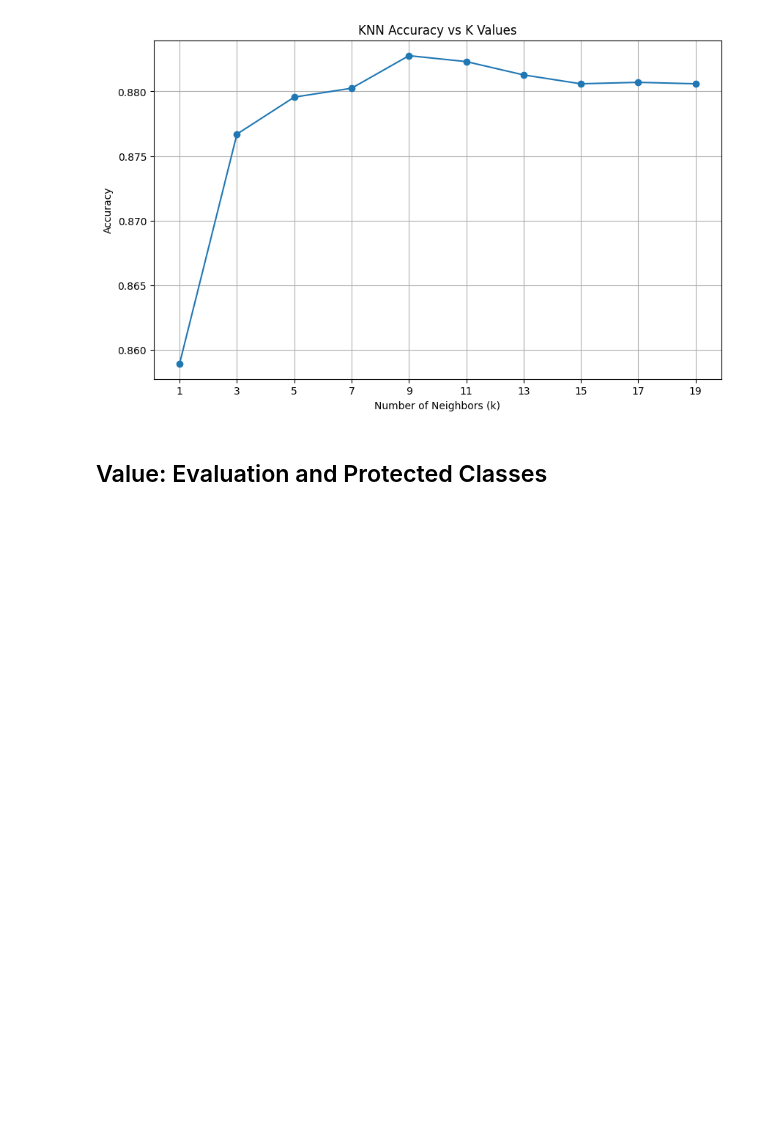
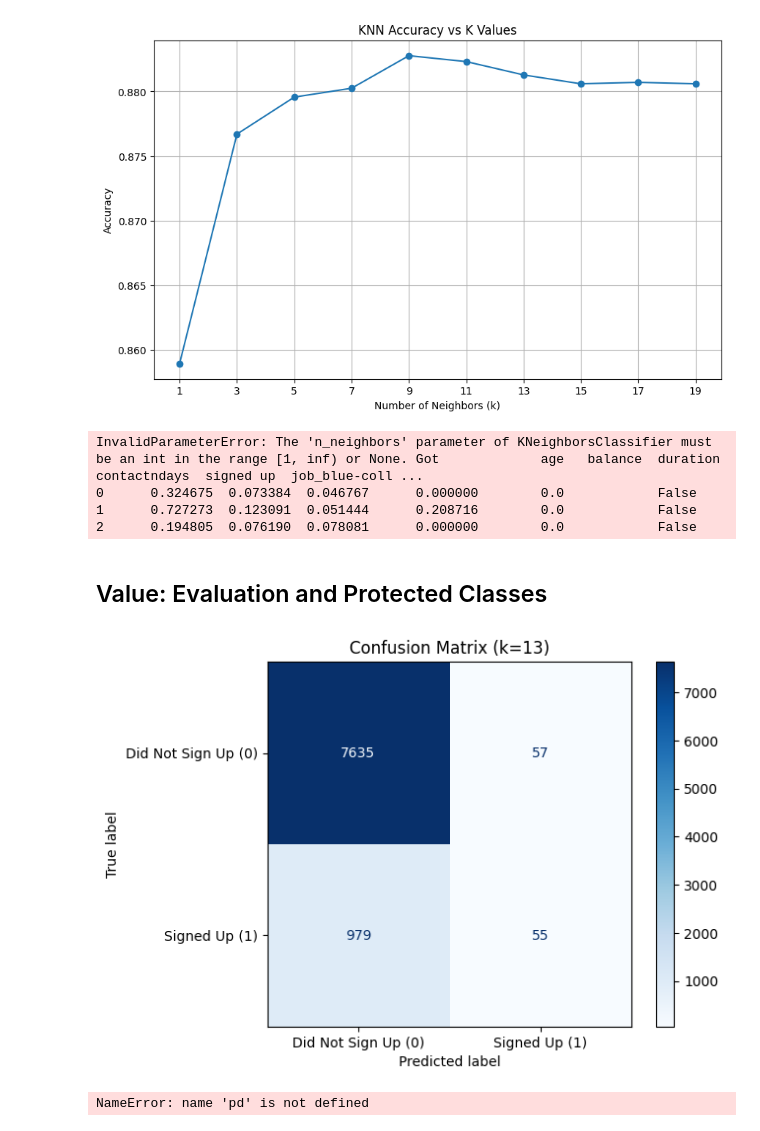
Before and after one commit to apsurette-64/ds1001_final, a Jupyter notebook: ds1001_final/notebooks/Final_Project_Notebook.ipynb, the cells around one changed output. Saved outputs shown, nothing was run; the diff lists cells and outputs as text; code cells hidden in the pictures; blank space fills up the shorter version.

```diff
--- a/ds1001_final/notebooks/Final_Project_Notebook.ipynb
+++ b/ds1001_final/notebooks/Final_Project_Notebook.ipynb
@@ -271,46 +280,71 @@ plt.show('knn_accuracy_vs_k.png')
 # %%
 # using the hyperparameter k that gave the best accuracy, rerun the model and generate
 # predictions on the test set. Explain why you choose this k value.
-best_k = 'xx'  # Replace 'xx' with the best k value found
+best_k = df  # Replace 'xx' with the best k value found
 knn_model = KNeighborsClassifier(n_neighbors=best_k)
 knn_model.fit(X_train, y_train)
 y_pred = knn_model.predict(X_test)
+# %% [output]
+InvalidParameterError: The 'n_neighbors' parameter of KNeighborsClassifier must be an int in the range [1, inf) or None. Got             age   balance  duration  contactndays  signed up  job_blue-coll ...
+0      0.324675  0.073384  0.046767      0.000000        0.0            False
+1      0.727273  0.123091  0.051444      0.208716        0.0            False
+2      0.194805  0.076190  0.078081      0.000000        0.0            False
 # %% [markdown]
 ## Value: Evaluation and Protected Classes
 # %%
 # create a confusion matrix for your model's predictions.
 # What does the confusion matrix tell you about your model's performance?
+k_best = 13
+knn_model = KNeighborsClassifier(n_neighbors=k_best)
+knn_model.fit(X_train, y_train)
+y_pred = knn_model.predict(X_test)
 cm = confusion_matrix(y_test, y_pred)
-disp = ConfusionMatrixDisplay(confusion_matrix=cm)
-disp.plot()
-plt.title('Confusion Matrix')
-plt.show()
+disp = ConfusionMatrixDisplay(confusion_matrix=cm, display_labels=['Did Not Sign Up (0)', 'Signed Up (1)'])
+disp.plot(cmap=plt.cm.Blues)
+plt.title(f'Confusion Matrix (k={k_best})')
+plt.savefig('confusion_matrix.png')
+# %% [output]
+[figure, added]
 # %%
-#We already have a model above using KNN so we can use the results to compute fairness metrics
+# --- 1. Load Data and Extract Sensitive Features (Assuming 'bank_final.csv' is your file) ---
+file_name = "bank_final.csv"
+try:
+    df = pd.read_csv(file_name)
+except FileNotFoundError:
+    print(f"Error: The file '{file_name}' was not found.")
+    exit()
 
-# Compute fairness metrics using Fairlearn
+# Extract sensitive features before encoding/splitting X
+s_race = df['race']
+s_gender = df['gender']
 
-my_metrics = {
-    'true positive rate' : true_positive_rate,
-    'false positive rate' : false_positive_rate,
-    'selection rate' : selection_rate,
-    'count' : count
-}
-# Construct a MetricFrame for race
-mf_race = MetricFrame(
-    metrics=my_metrics,
-    y_true=y_test,
-    y_pred=y_pred,
-    sensitive_features=X_test["xx1"]  # Replace with your first protected class
+# --- 2. Feature Engineering and Scaling ---
+# Drop the original sensitive features before one-hot encoding the rest
+df_encoded = pd.get_dummies(df.drop(columns=['race', 'gender']), drop_first=True)
+X = df_encoded.drop('signed up', axis=1)
+y = df_encoded['signed up']
+
+# Scale the data
+scaler = MinMaxScaler()
+X_scaled = scaler.fit_transform(X)
+X_scaled = pd.DataFrame(X_scaled, columns=X.columns)
+X = X_scaled
+
+# --- 3. Train/Test Split (Defines s_race_test and s_gender_test) ---
+X_train, X_test, y_train, y_test, s_race_train, s_race_test, s_gender_train, s_gender_test = train_test_split(
+    X, y, s_race, s_gender, test_size=0.2, random_state=42
 )
 
-# Construct a MetricFrame for gender
-mf_gender = MetricFrame(
-    metrics=my_metrics,
-    y_true=y_test,
-    y_pred=y_pred,
-    sensitive_features=X_test["xx2"]  # Replace second protected class
-)
+# --- 4. Train the Best kNN Model (k=13) and Get Predictions ---
+k_best = 13
+knn_model = KNeighborsClassifier(n_neighbors=k_best)
+knn_model.fit(X_train, y_train)
+# Defines y_pred
+y_pred = knn_model.predict(X_test)
+
+print("Data preparation complete. s_race_test, s_gender_test, and y_pred are now defined.")
+# %% [output]
+NameError: name 'pd' is not defined
 # %%
 mf_race.by_group #What do the results show? Change the mf_race with each subgroup and report the findings. This means
 # you should run this cell multiple times, once for each of the levels in the race variable.
```
Also changed, not shown: parts of 2 cells of this notebook.
